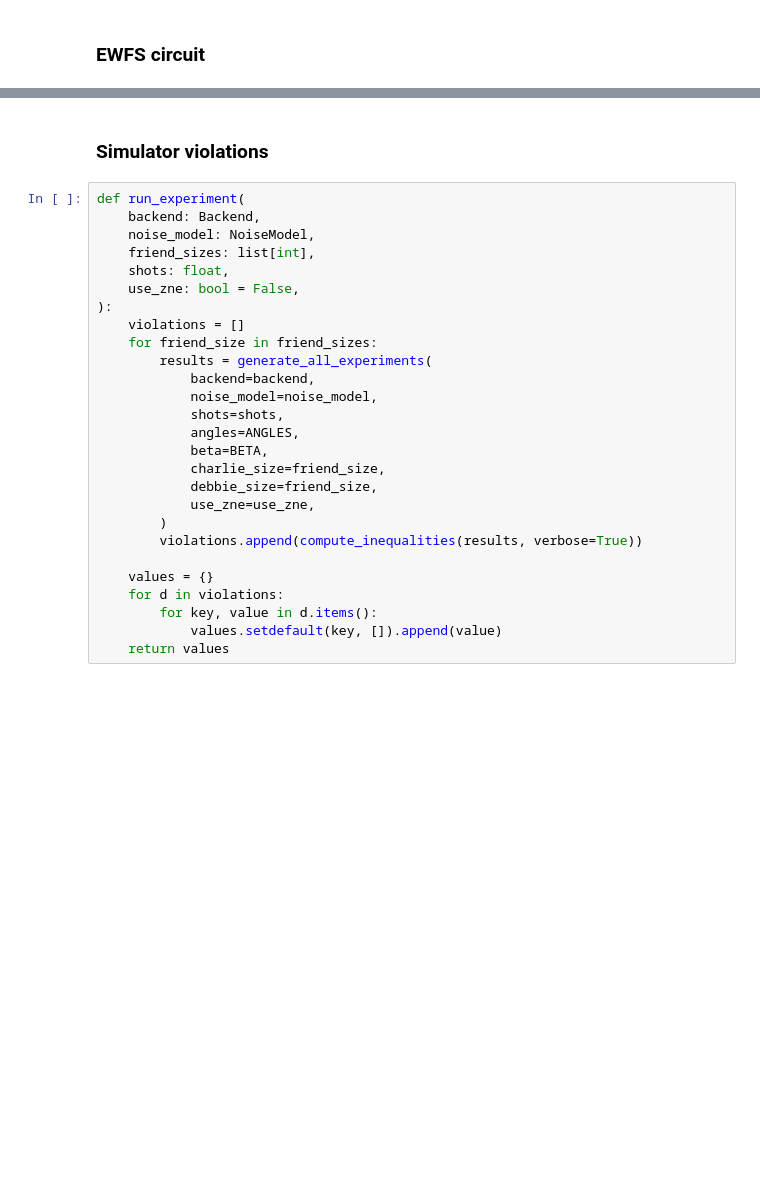
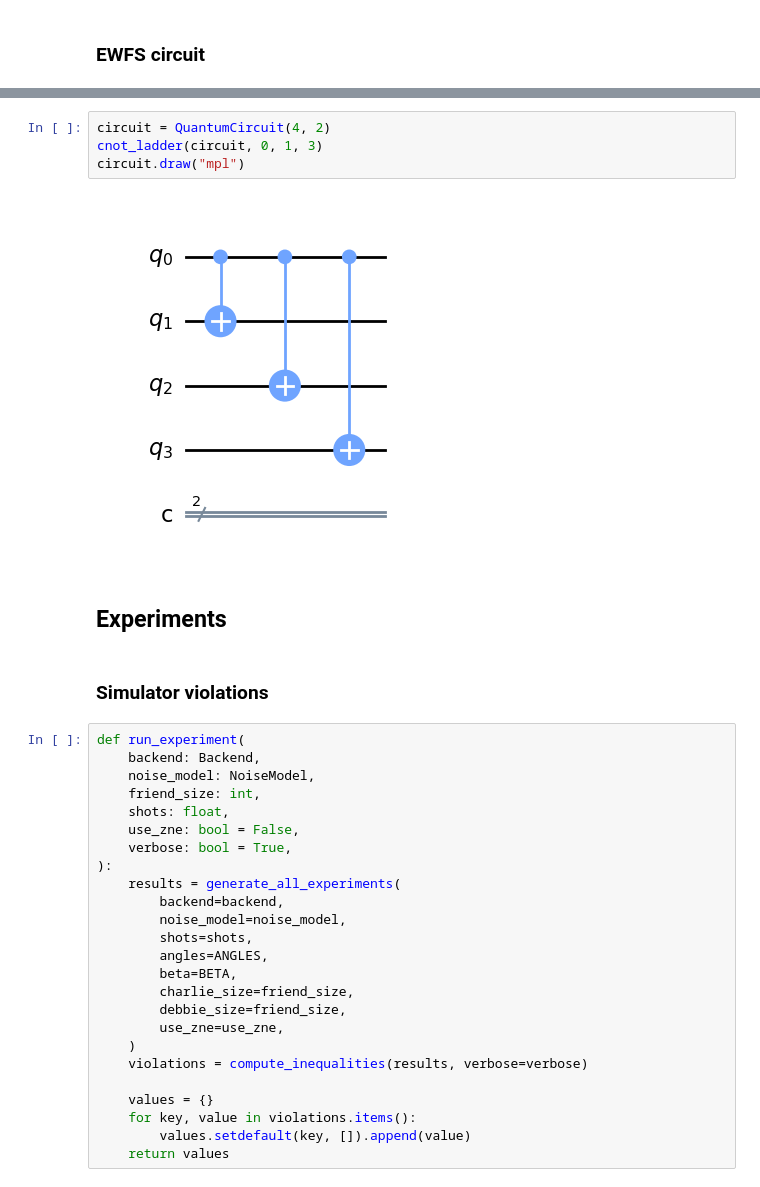
Before and after one commit to unitaryfund/wigners_friend, a Jupyter notebook: notebooks/ewfs_plots.ipynb, the cells around one changed output, grey strips where cells are left out. Drawn from its saved outputs; the diff is of its cells as text; blank space fills up the shorter version.

```diff
--- a/notebooks/ewfs_plots.ipynb
+++ b/notebooks/ewfs_plots.ipynb
@@ -313,29 +316,35 @@ qc.draw("mpl")
+# %%
+circuit = QuantumCircuit(4, 2)
+cnot_ladder(circuit, 0, 1, 3)
+circuit.draw("mpl")
+# %% [output]
+[figure, added]
+# %% [markdown]
+## Experiments
 # %% [markdown]
 ### Simulator violations
 # %%
 def run_experiment(
     backend: Backend,
     noise_model: NoiseModel,
-    friend_sizes: list[int],
+    friend_size: int,
     shots: float,
     use_zne: bool = False,
+    verbose: bool = True,
 ):
-    violations = []
-    for friend_size in friend_sizes:
-        results = generate_all_experiments(
-            backend=backend,
-            noise_model=noise_model,
-            shots=shots,
-            angles=ANGLES,
-            beta=BETA,
-            charlie_size=friend_size,
-            debbie_size=friend_size,
-            use_zne=use_zne,
-        )
-        violations.append(compute_inequalities(results, verbose=True))
+    results = generate_all_experiments(
+        backend=backend,
+        noise_model=noise_model,
+        shots=shots,
+        angles=ANGLES,
+        beta=BETA,
+        charlie_size=friend_size,
+        debbie_size=friend_size,
+        use_zne=use_zne,
+    )
+    violations = compute_inequalities(results, verbose=verbose)
 
     values = {}
-    for d in violations:
-        for key, value in d.items():
-            values.setdefault(key, []).append(value)
+    for key, value in violations.items():
+        values.setdefault(key, []).append(value)
     return values
```
Also changed, not shown: parts of 26 cells of this notebook.
